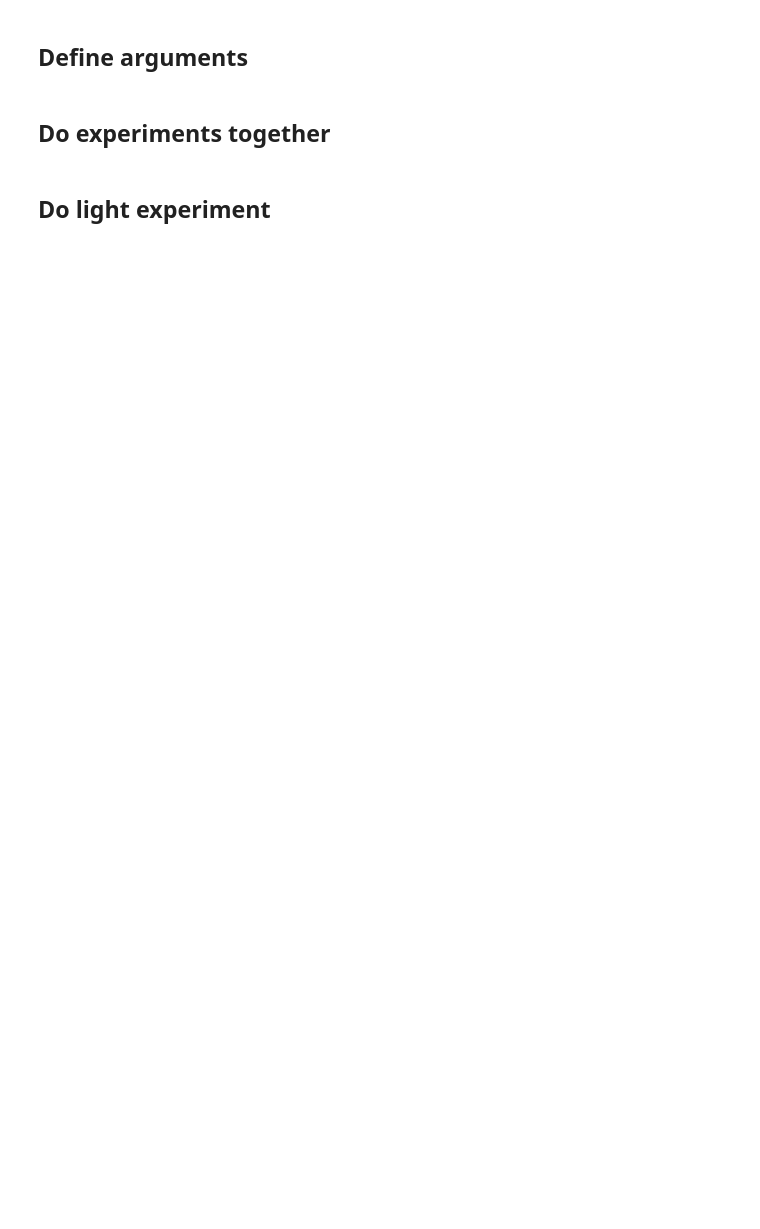
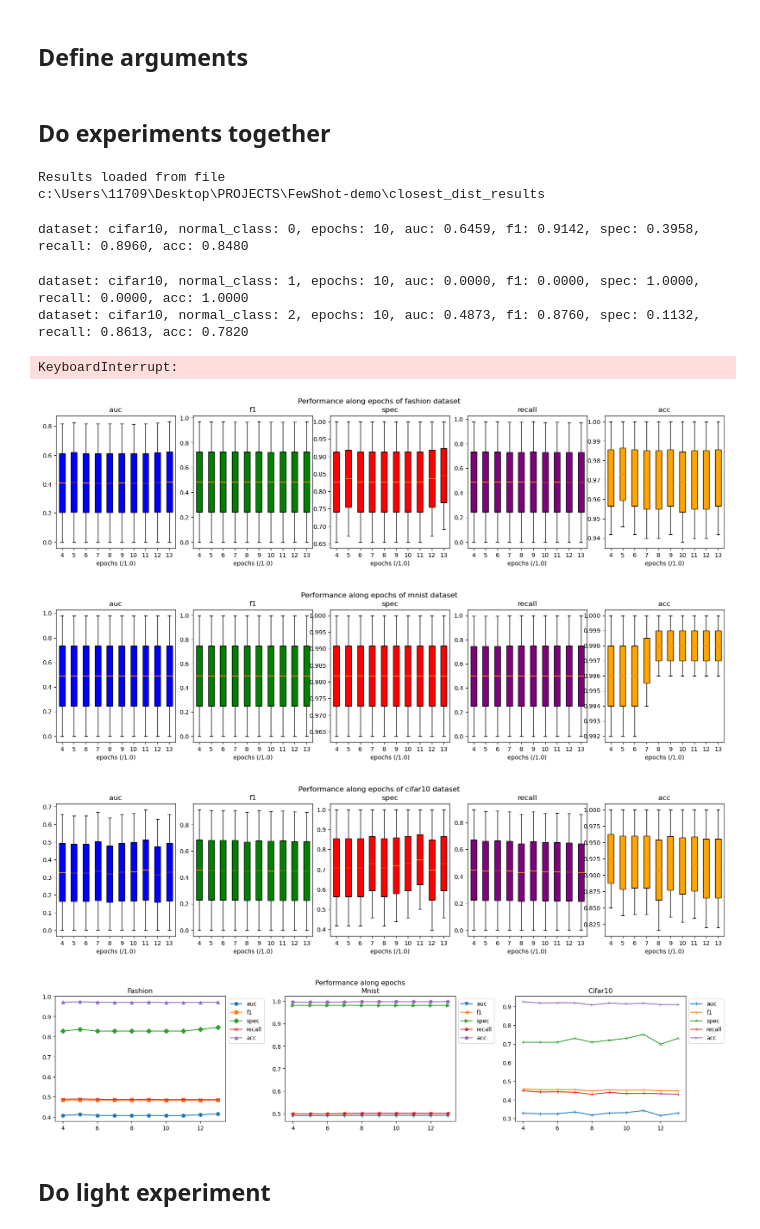
Before and after one commit to SoulMind01/FewShot-demo, a Jupyter notebook: experiment.ipynb, the cells around one changed output. Saved outputs shown, nothing was run; the diff lists cells and outputs as text; code cells hidden in the pictures; blank space fills up the shorter version.

```diff
--- a/experiment.ipynb
+++ b/experiment.ipynb
@@ -46,40 +46,50 @@ num_test_data = 500
 class_range = np.arange(0, 10, 1)
 test_experiment = False
 args = init_args()
-args.evaluation_method = 'anomaly_score'
+args.evaluation_method = 'closest_dist'
 
 with open(json_path, 'r') as f:
   config = json.load(f)
 conf_features = config['features']
 conf_feature_ranges = config['feature_ranges']
 conf_specify_xticks = config['specify_xticks']
 
 
-for feature in tqdm(conf_features, desc=f'Running experiment'):
-  if not feature in ['num_ref']: continue
+for feature in tqdm(conf_features, desc=f'Running experiment together with {args.evaluation_method} method'):
   args = reset_args(args)
   experiment_name = f'{feature}_experiment'
   feature_name = feature
   feature_range = np.arange(
     conf_feature_ranges[feature][0],
     conf_feature_ranges[feature][1],
     conf_feature_ranges[feature][2]
   )
   specify_xticks = np.arange(
     conf_specify_xticks[feature][0],
     conf_specify_xticks[feature][1],
     conf_specify_xticks[feature][2]
   ) if feature in conf_specify_xticks else None
   do_experiment(
     args=args,
     experiment_name=experiment_name,
     feature_name=feature_name,
     feature_range=feature_range,
     num_test_data=num_test_data,
     class_range=class_range,
     test_experiment=test_experiment,
     specify_xticks=specify_xticks
   )
+# %% [output]
+Results loaded from file
+c:\Users\11709\Desktop\PROJECTS\FewShot-demo\closest_dist_results
+dataset: cifar10, normal_class: 0, epochs: 10, auc: 0.6459, f1: 0.9142, spec: 0.3958, recall: 0.8960, acc: 0.8480
+dataset: cifar10, normal_class: 1, epochs: 10, auc: 0.0000, f1: 0.0000, spec: 1.0000, recall: 0.0000, acc: 1.0000
+dataset: cifar10, normal_class: 2, epochs: 10, auc: 0.4873, f1: 0.8760, spec: 0.1132, recall: 0.8613, acc: 0.7820
+KeyboardInterrupt:
+[figure, added]
+[figure, added]
+[figure, added]
+[figure, added]
 # %% [markdown]
 ## Do light experiment
 # %%
```
Also changed, not shown: parts of 15 cells of this notebook, 6 other files.
